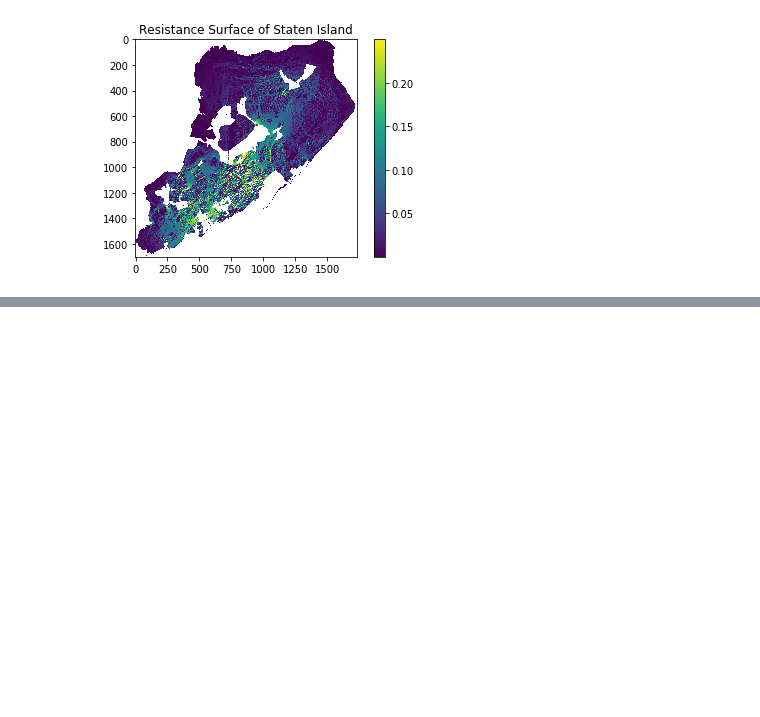
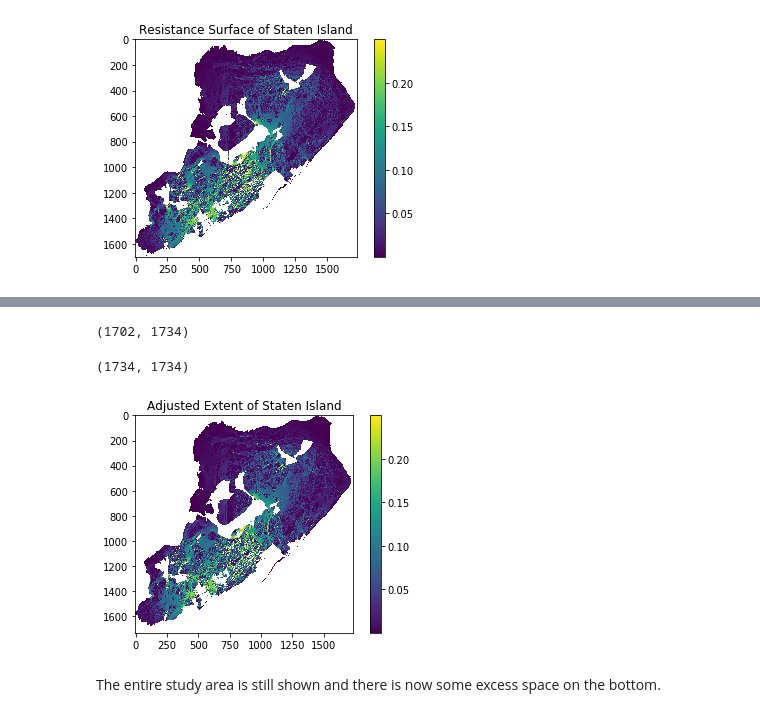
Before and after one commit to mvanack/PDSB-Project, a Jupyter notebook: notebooks/1_Upload_Filter_Circuitscape.ipynb, the cells around one changed output, grey strips where cells are left out. Cells and saved outputs as stored; diff of their text form; code cells hidden in the pictures; blank space fills up the shorter version.

```diff
--- a/notebooks/1_Upload_Filter_Circuitscape.ipynb
+++ b/notebooks/1_Upload_Filter_Circuitscape.ipynb
@@ -8,9 +8,6 @@ This notebook will allow you to upload the circuitscape map that will be used to
 import matplotlib.pyplot as plt
 from matplotlib import pylab
 from matplotlib.colors import LinearSegmentedColormap
-
-# Plotting Library
-import toyplot
 
 # Scientific libraries
 import numpy as np
@@ -19,7 +16,7 @@ import numpy as np
 from osgeo import gdal
 
 # Circuitscape Map
-deer = '/Users/meredithvanacker/Documents/E3B/PDSB/ProjectData/cr_deercirc_tenm.asc'
+deer = '/Users/meredithvanacker/PDSB/PDSB-Project/data/circuit_tenm.asc'
 # %% [markdown]
 Open the raster file
 # %%
@@ -130,0 +145,29 @@ plt.show()
+# %%
+# Check shape
+p.shape
+# %% [output]
+(1702, 1734)
+# %%
+# Rows and columns must be balanced: We will want shape (1734, 1734) if adding rows
+
+z = np.zeros((32,1734))
+pbal = np.append(p, z, axis = 0)
+pbal.shape
+
+# If you prefer to remove excess rows, you can adjust the index code below.
+
+#pbal2 = p[:,0:1702]
+#pbal2.shape
+# %% [output]
+(1734, 1734)
+# %%
+# Check the new map extent
+masked_array2 = np.ma.masked_inside(pbal, 0.00, 0.00000000000001)
+plt.imshow(masked_array2)
+plt.title('Adjusted Extent of Staten Island')
+plt.colorbar()
+plt.show()
+# %% [output]
+[figure, added]
+# %% [markdown]
+The entire study area is still shown and there is now some excess space on the bottom.
```
Also changed, not shown: parts of 20 cells of this notebook.
